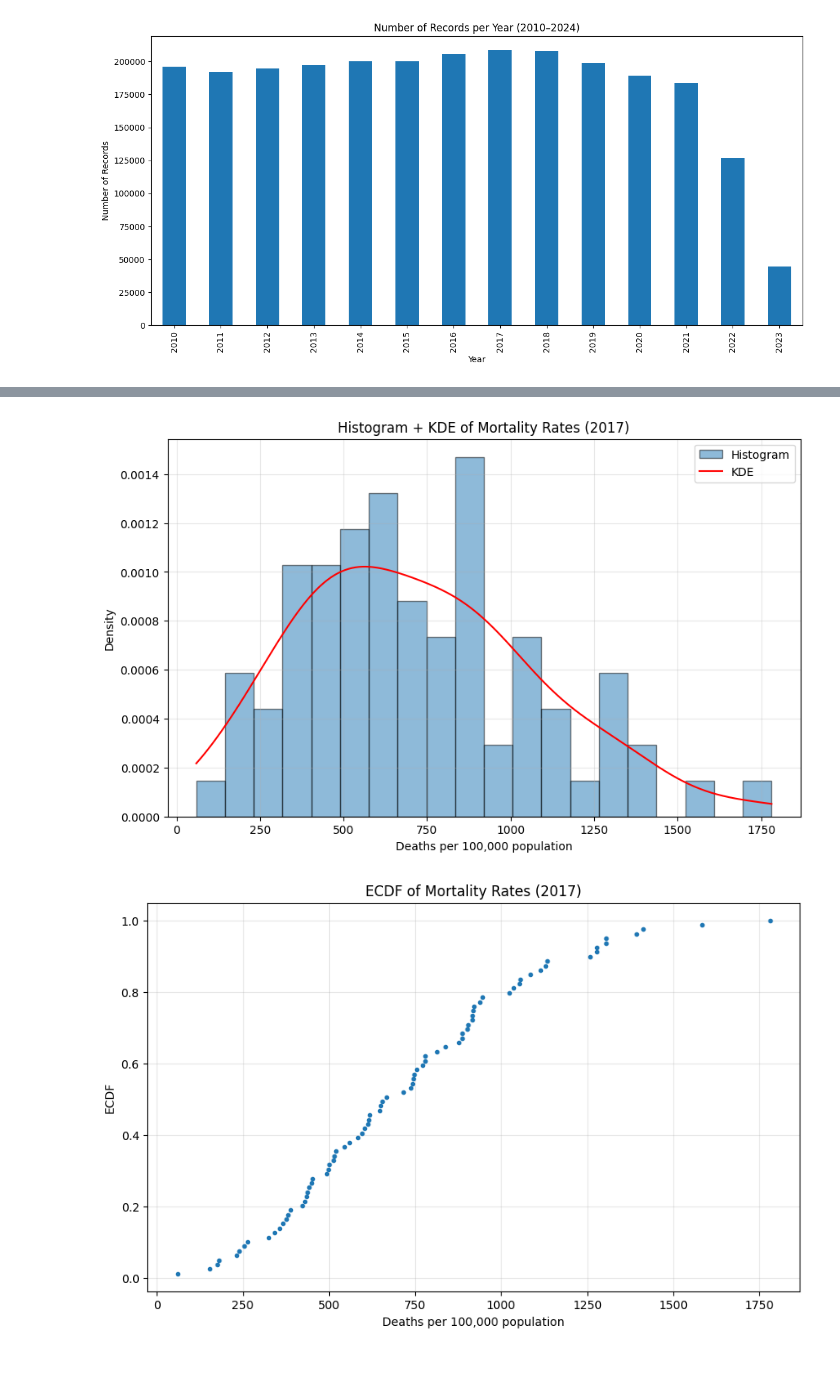
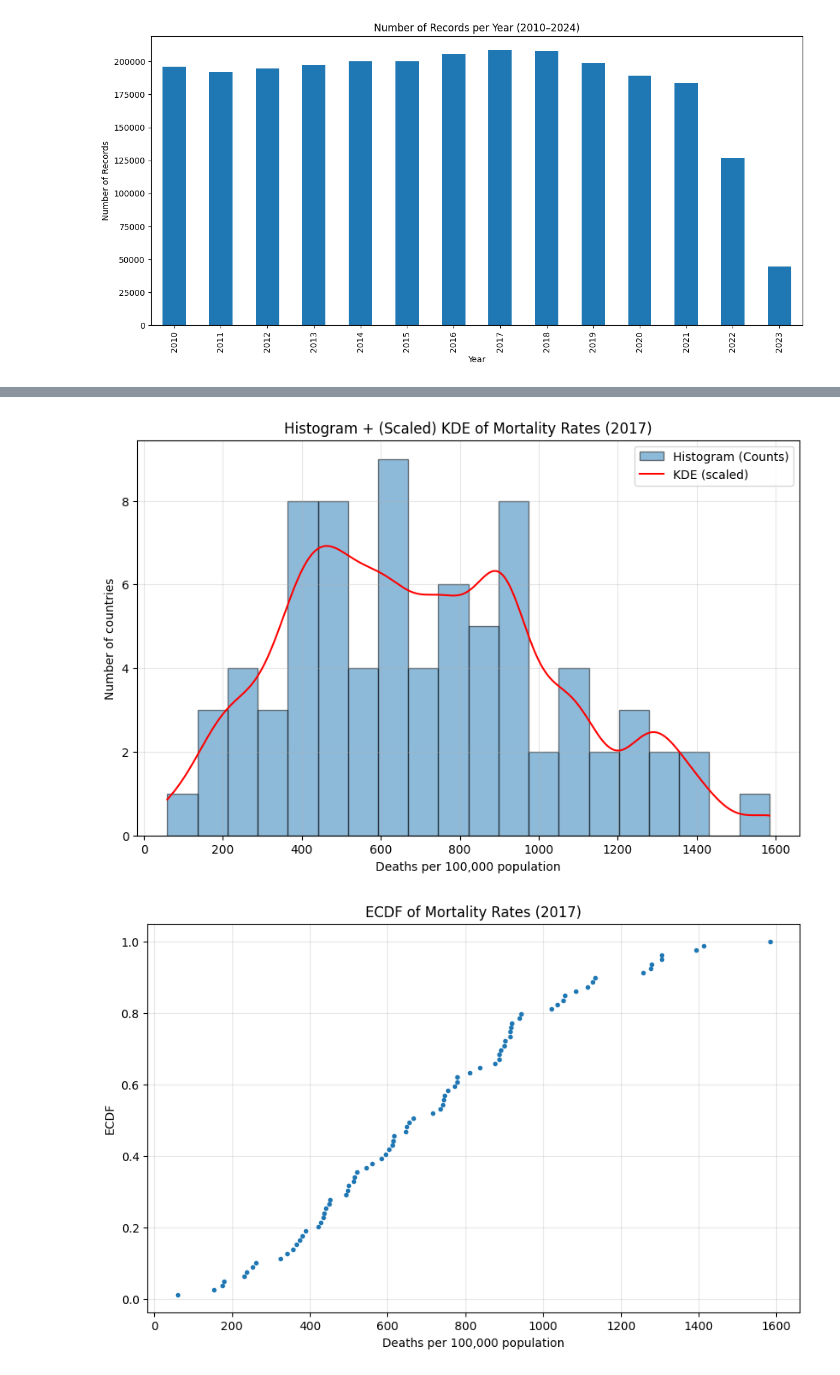
Before and after one commit to ihringerlinus/WHO_Mortality_Database, a Jupyter notebook: Übersicht.ipynb, the cells around one changed output, grey strips where cells are left out. Drawn from its saved outputs; the diff is of its cells as text; code cells hidden in the pictures.

```diff
--- a/Übersicht.ipynb
+++ b/Übersicht.ipynb
@@ -111,11 +91,12 @@ plt.show()
 # %%
-# 3. Nur Zeilen mit gültiger Cause behalten
+# Nur Zeilen mit gültiger Cause behalten
 df_2017 = df_2017[df_2017['Cause'].notna() & (df_2017['Cause'] != '')]
 
-# 4. Doppelte Einträge entfernen
+# Doppelte Einträge entfernen
 unique_cols = ['Country', 'Sex', 'Cause', 'Year']
 df_2017_unique = df_2017.drop_duplicates(subset=unique_cols)
-# 3. Summieren
+df_2017_unique = df_2017_unique.copy()
+# Summieren
 result = (
     df_2017_unique
     .groupby('Country')['Deaths at all ages']
@@ -414,52 +522,54 @@ import scipy.stats as stats
 
 values = mortality_per_country["Deaths_per_100k"]
 
-# ------------------------------------------------
-# 1. Histogram + KDE
-# ------------------------------------------------
 plt.figure(figsize=(10, 6))
-plt.hist(values, bins=20, density=True, alpha=0.5, edgecolor="black", label="Histogram")
 
-# KDE (Kernel Density Estimation)
-density = stats.gaussian_kde(values)
+# Histogram (keine Dichte!)
+plt.hist(values, bins=20, density=False, alpha=0.5,
+         edgecolor="black", label="Histogram (Counts)")
+
+# KDE (optional – bleibt korrekt skaliert durch separate Achse)
+density = stats.gaussian_kde(values, bw_method=0.2)
 x_vals = np.linspace(values.min(), values.max(), 500)
-plt.plot(x_vals, density(x_vals), color="red", label="KDE")
+
+# Skalierung der KDE auf Histogrammhöhen:
+kde_scaled = density(x_vals) * len(values) * ( (values.max()-values.min()) / 20 )
+
+plt.plot(x_vals, kde_scaled, color="red", label="KDE (scaled)")
 
 plt.xlabel("Deaths per 100,000 population")
-plt.ylabel("Density")
-plt.title("Histogram + KDE of Mortality Rates (2017)")
+plt.ylabel("Number of countries")
+plt.title("Histogram + (Scaled) KDE of Mortality Rates (2017)")
 plt.grid(alpha=0.3)
 plt.legend()
 plt.show()
 
 
-# ------------------------------------------------
-# 2. ECDF (Empirical Cumulative Distribution Function)
-# ------------------------------------------------
+# ECDF – unverändert
 def ecdf(data):
     x = np.sort(data)
     y = np.arange(1, len(x)+1) / len(x)
     return x, y
 
 x_ecdf, y_ecdf = ecdf(values)
 
 plt.figure(figsize=(10, 6))
 plt.plot(x_ecdf, y_ecdf, marker='.', linestyle='none')
 plt.xlabel("Deaths per 100,000 population")
 plt.ylabel("ECDF")
 plt.title("ECDF of Mortality Rates (2017)")
 plt.grid(alpha=0.3)
 plt.show()
 
 
-# ------------------------------------------------
-# 3. QQ-Plot (Check Normality)
-# ------------------------------------------------
+
+# QQ-Plot – unverändert
+
 plt.figure(figsize=(10, 6))
 stats.probplot(values, dist="norm", plot=plt)
 plt.title("QQ-Plot of Mortality Rates (2017)")
 plt.grid(alpha=0.3)
 plt.show()
 # %% [output]
-[figure, old version]
+[figure, new version]
-[figure, old version]
+[figure, new version]
```
Also changed, not shown: parts of 42 cells of this notebook, 3 other files.
